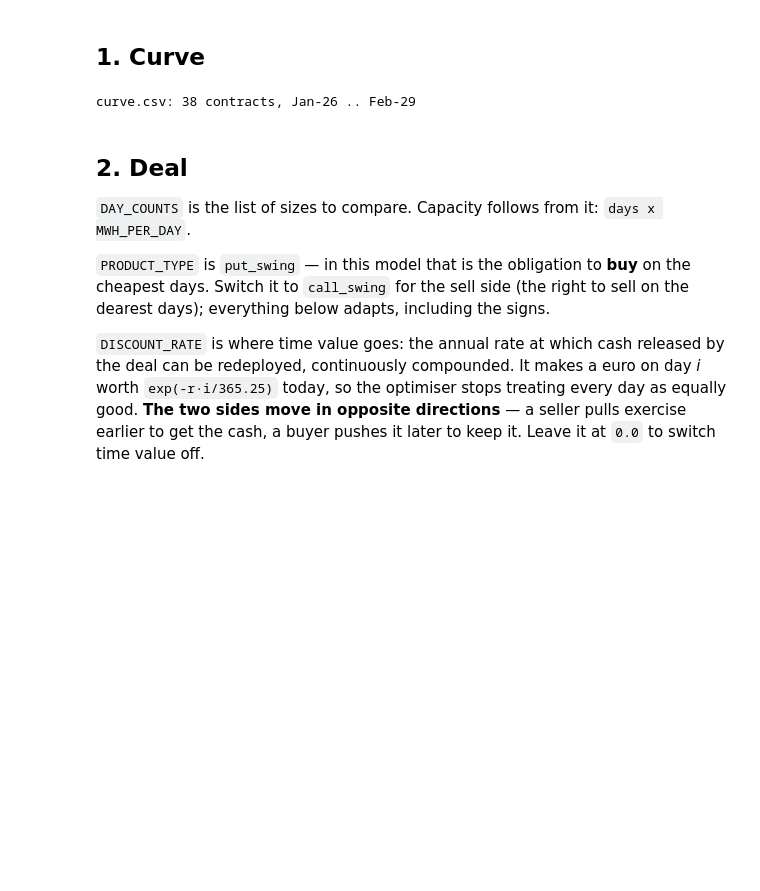
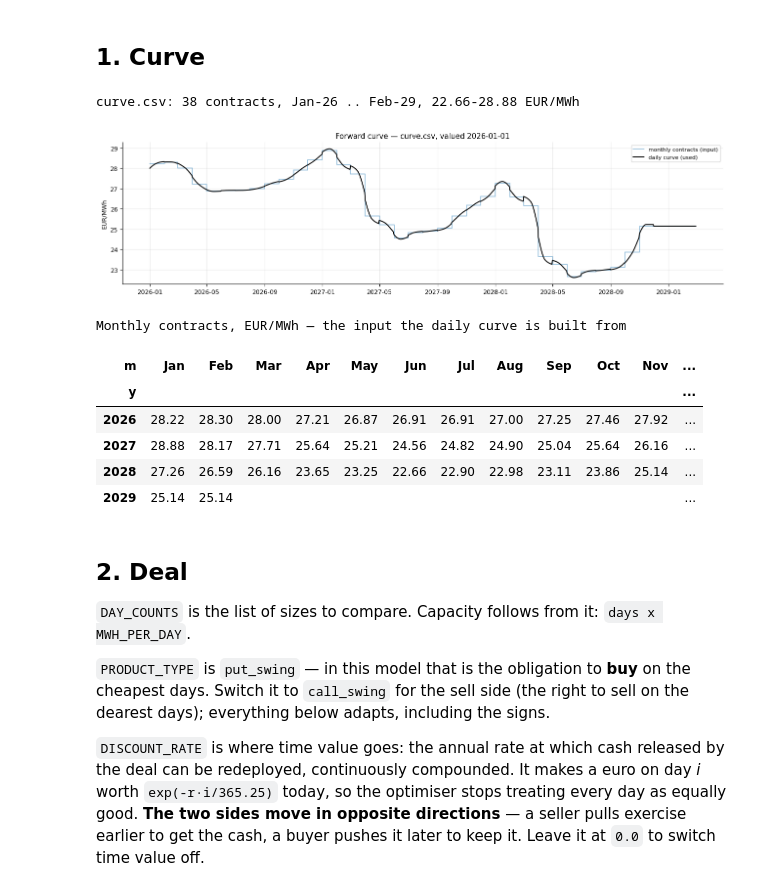
Before and after one commit to dmitry-goryunov/Storage, a Jupyter notebook: Products.ipynb, the cells around one changed output. Drawn from its saved outputs; the diff is of its cells as text; code cells hidden in the pictures; blank space fills up the shorter version.

```diff
--- a/Products.ipynb
+++ b/Products.ipynb
@@ -45,32 +45,64 @@ ready — storage_model from H:\My Drive\Github\dmitry-goryunov\Storage\storage_
 # %%
 CURVE_SOURCE = "csv"                       # "csv" -> curve.csv  |  "quotes" -> ttf q.xlsx
 AS_OF        = pd.Timestamp("2026-01-05")  # "quotes" only
 VAL_DATE     = pd.Timestamp("2026-01-01")
 
 
 def load_curve(source=CURVE_SOURCE, as_of=AS_OF, curve_start=VAL_DATE):
     if source == "csv":
         c = pd.read_csv("curve.csv")
         c["contractStart"] = pd.to_datetime(c["contractStart"], format="mixed")
         c["contractEnd"]   = pd.to_datetime(c["contractEnd"],   format="mixed")
         return c.sort_values("contractStart").reset_index(drop=True), "curve.csv"
     import re
     q = pd.read_excel("ttf q.xlsx")
     q = q.rename(columns={q.columns[0]: "quote_date"}).dropna(subset=["quote_date"])
     q["quote_date"] = pd.to_datetime(q["quote_date"], format="mixed")
     q = q.sort_values("quote_date").reset_index(drop=True)
     cols = sorted([c for c in q.columns if re.fullmatch(r"TTFc\d+", str(c))],
                   key=lambda c: int(re.search(r"\d+", str(c)).group()))
     row = sm.quote_row_for_fd_date(q, cols, as_of)
     return (sm.curve_df_for_storage(row, cols, curve_start=curve_start, include_da=True),
             f"ttf q.xlsx @ {pd.Timestamp(row['quote_date']):%Y-%m-%d}")
 
-
 CURVE, CURVE_LABEL = load_curve()
 print(f"{CURVE_LABEL}: {len(CURVE)} contracts, "
-      f"{CURVE['contractStart'].min():%b-%y} .. {CURVE['contractEnd'].max():%b-%y}")
+      f"{CURVE['contractStart'].min():%b-%y} .. {CURVE['contractEnd'].max():%b-%y}, "
+      f"{CURVE['value'].min():.2f}-{CURVE['value'].max():.2f} EUR/MWh")
+
+# The curve everything below is priced off. Two things are worth seeing: the
+# monthly contracts as given, and the daily curve the model actually uses, which
+# is smoothed through the monthly midpoints and then corrected so each month's
+# daily average reproduces its contract exactly.
+_span  = pd.date_range(CURVE["contractStart"].min(), CURVE["contractEnd"].max(), freq="D")
+_daily = sm.smoothen_curve(sm.map_curve_to_dates(_span, CURVE))
+
+fig, ax = plt.subplots(figsize=(13, 3.6))
+ax.step(list(CURVE["contractStart"]) + [CURVE["contractEnd"].max()],
+        list(CURVE["value"]) + [CURVE["value"].iloc[-1]],
+        where="post", color="tab:blue", alpha=.45, lw=1.3, label="monthly contracts (input)")
+ax.plot(_daily.index, _daily.values, color="black", lw=1.4, label="daily curve (used)")
+ax.set_ylabel("EUR/MWh")
+ax.set_title(f"Forward curve — {CURVE_LABEL}, valued {VAL_DATE:%Y-%m-%d}")
+ax.legend(loc="best", fontsize=8)
+plt.tight_layout(); plt.show()
+
+_m = CURVE.assign(y=CURVE["contractStart"].dt.year, m=CURVE["contractStart"].dt.strftime("%b"))
+_order = ["Jan","Feb","Mar","Apr","May","Jun","Jul","Aug","Sep","Oct","Nov","Dec"]
+display(_m.pivot(index="y", columns="m", values="value")
+        .reindex(columns=_order).dropna(axis=1, how="all")
+        .style.format("{:.2f}", na_rep="")
+        .set_caption("Monthly contracts, EUR/MWh — the input the daily curve is built from"))
 # %% [output]
-curve.csv: 38 contracts, Jan-26 .. Feb-29
+curve.csv: 38 contracts, Jan-26 .. Feb-29, 22.66-28.88 EUR/MWh
+[figure, added]
+Monthly contracts, EUR/MWh — the input the daily curve is built from
+| m | Jan | Feb | Mar | Apr | May | Jun | Jul | Aug | Sep | Oct | Nov | ... |
+| y |  |  |  |  |  |  |  |  |  |  |  | ... |
+| 2026 | 28.22 | 28.30 | 28.00 | 27.21 | 26.87 | 26.91 | 26.91 | 27.00 | 27.25 | 27.46 | 27.92 | ... |
+| 2027 | 28.88 | 28.17 | 27.71 | 25.64 | 25.21 | 24.56 | 24.82 | 24.90 | 25.04 | 25.64 | 26.16 | ... |
+| 2028 | 27.26 | 26.59 | 26.16 | 23.65 | 23.25 | 22.66 | 22.90 | 22.98 | 23.11 | 23.86 | 25.14 | ... |
+| 2029 | 25.14 | 25.14 |  |  |  |  |  |  |  |  |  | ... |
 # %% [markdown]
 ## 2. Deal
 
```
Also changed, not shown: parts of 2 cells of this notebook, 1 other file.
